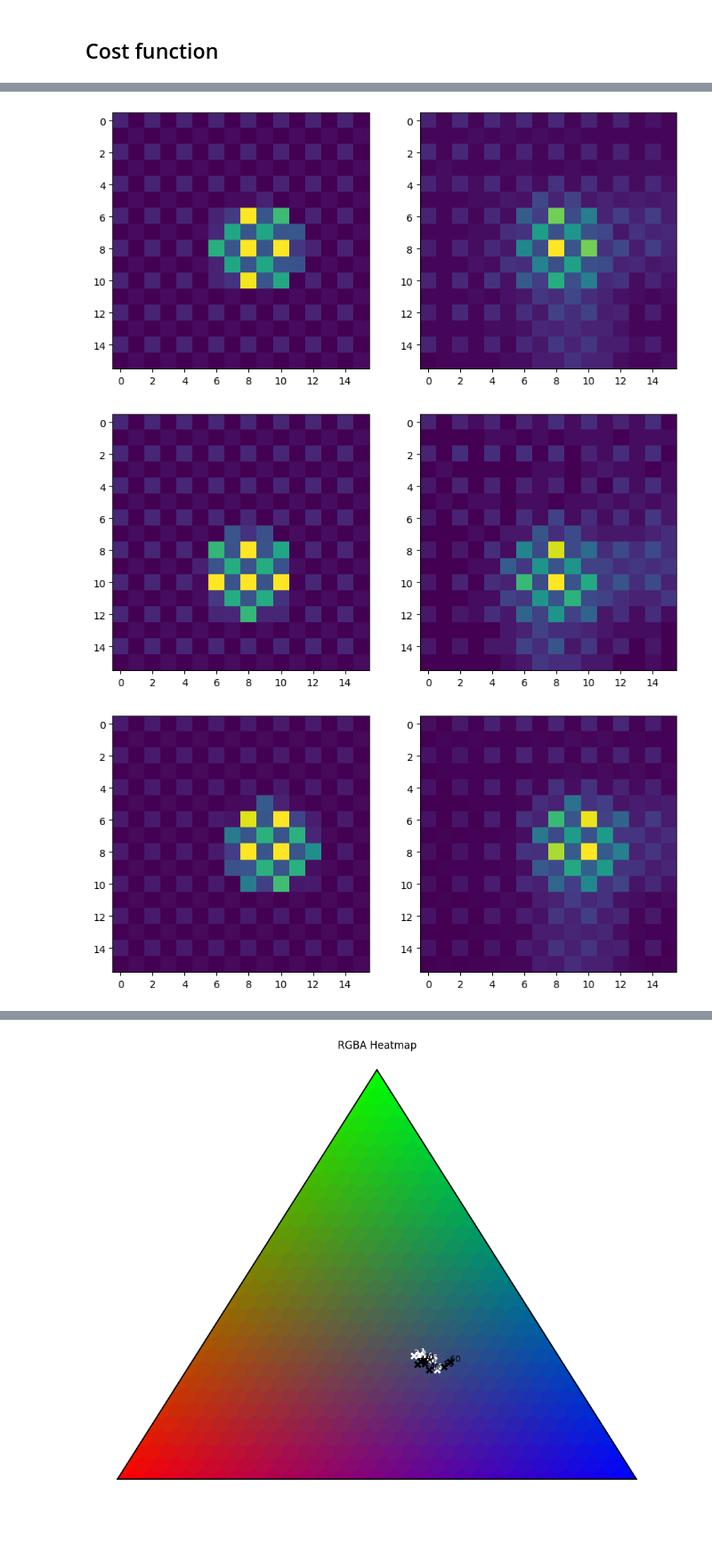
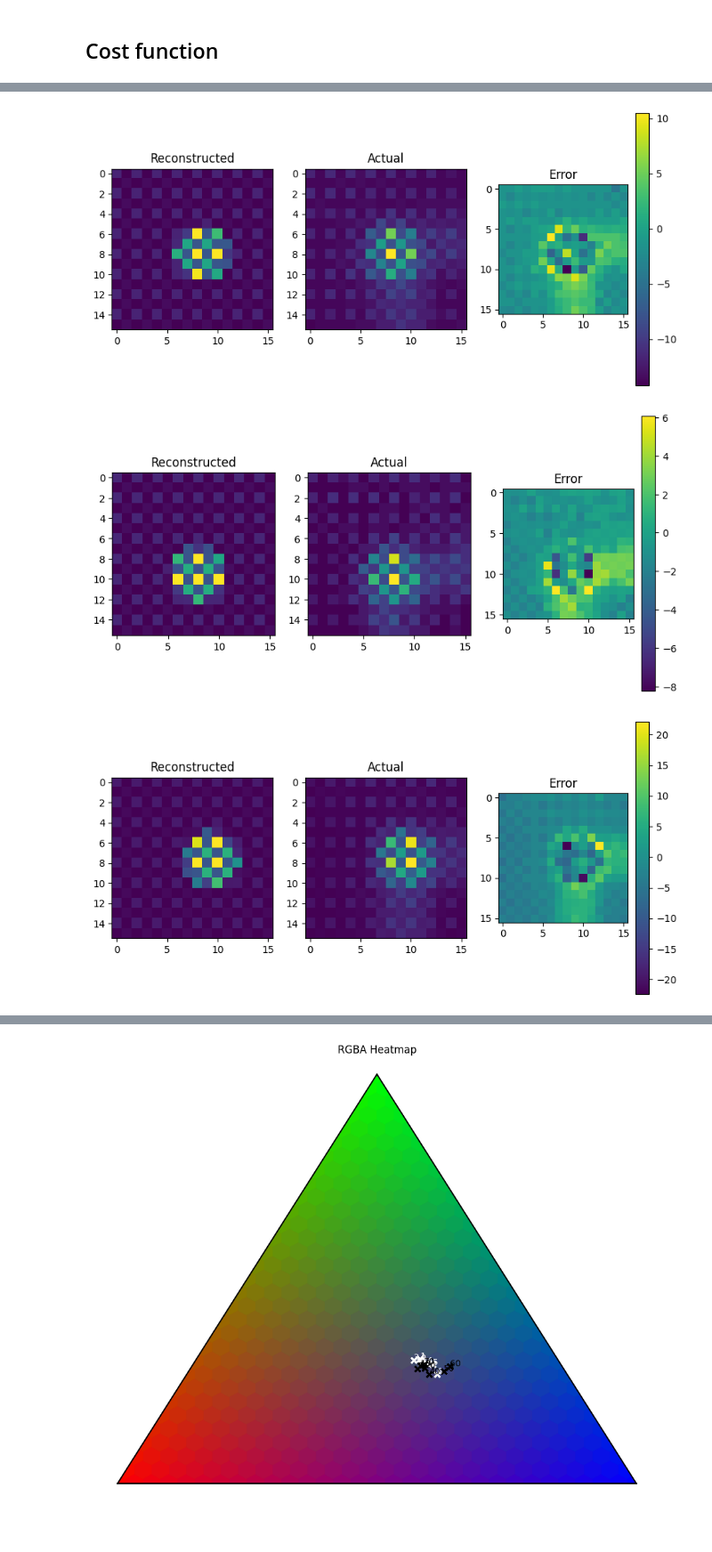
Before and after one commit to acb21kb/bumblebee-tags, a Jupyter notebook: open_files.ipynb, the cells around one changed output, grey strips where cells are left out. Shown at 89% size. Drawn from its saved outputs; the diff is of its cells as text; code cells hidden in the pictures.

```diff
--- a/open_files.ipynb
+++ b/open_files.ipynb
@@ -455,6 +432,7 @@ onlyTag0
 # %%
-tag0Hessian = []
+tag0HessInv = []
 tag0Predictions = []
+
 for i in range(onlyTag0.shape[0]):
     realImg = getSnipPlot(onlyTag0['Tag'].iloc[i])
     params = np.array([8.0, 8, 100, 50, 20, 5, 4, 3])
@@ -462,12 +440,18 @@ for i in range(onlyTag0.shape[0]):
                 bounds=((0,16), (0,16), (0,None), (0,None), (0,None), (0,None), (0,None), (0,None)))
     tagCoord, tagBright, bgBright = res.x[:2], res.x[2:5], res.x[5:]
     pred = np.array(simulate_image(tagCoord, tagBright, bgBright, 2.6, [16,16])).reshape([16,16])
-    tag0Hessian.append(hessian(temp)(res.x))
+    tag0HessInv.append(hessian(temp)(res.x))
     tag0Predictions.append(pred)
 
     plt.figure(figsize=[10,5])
-    plt.subplot(1,2,1)
+    plt.subplot(1,3,1)
     plt.imshow(pred)
-    plt.subplot(1,2,2)
+    plt.title("Reconstructed")
+    plt.subplot(1,3,2)
     plt.imshow(realImg)
+    plt.title("Actual")
+    plt.subplot(1,3,3)
+    plt.imshow(np.array(realImg - pred))
+    plt.colorbar()
+    plt.title("Error")
 # %% [output]
@@ -478,3 +462,3 @@ for i in range(onlyTag0.shape[0]):
-[figure, old version]
+[figure, new version]
-[figure, old version]
+[figure, new version]
-[figure, old version]
+[figure, new version]
```
Also changed, not shown: parts of 22 cells of this notebook.
